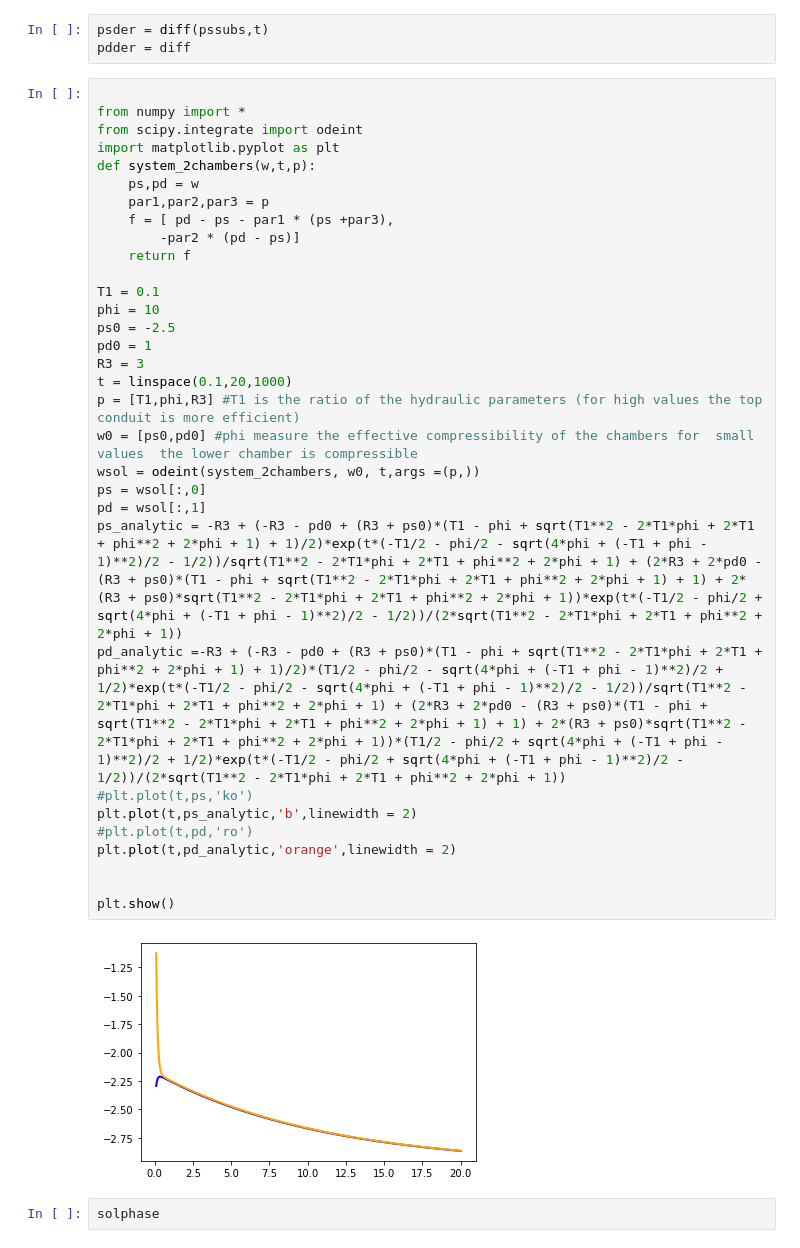
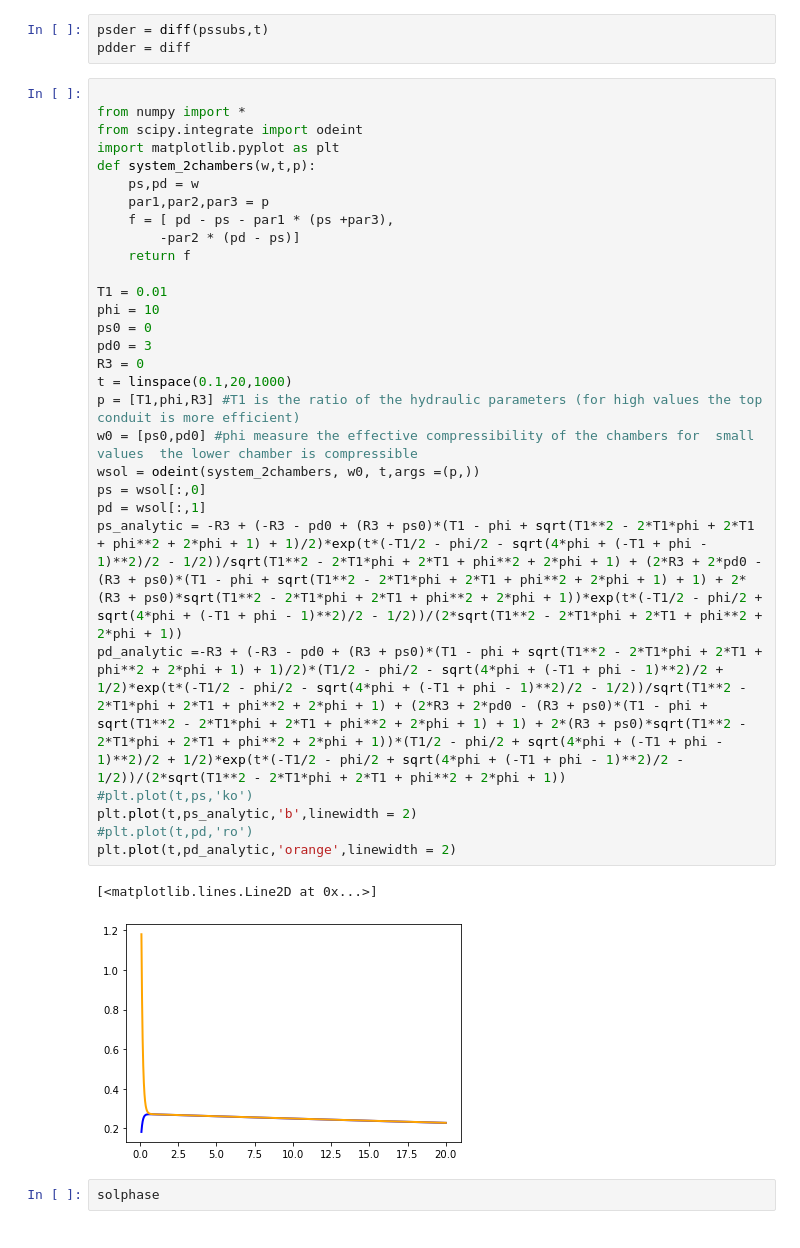
Before and after one commit to alberoman/kila_codes, a Jupyter notebook: model/notebook/2chambers.ipynb, the cells around one changed output. Drawn from its saved outputs; the diff is of its cells as text.

```diff
--- a/model/notebook/2chambers.ipynb
+++ b/model/notebook/2chambers.ipynb
@@ -100,37 +100,35 @@ pdder = diff
 # %%
 
 from numpy import *
 from scipy.integrate import odeint
 import matplotlib.pyplot as plt
 def system_2chambers(w,t,p):
     ps,pd = w
     par1,par2,par3 = p
     f = [ pd - ps - par1 * (ps +par3),
         -par2 * (pd - ps)]
     return f
 
-T1 = 0.1
+T1 = 0.01
 phi = 10
-ps0 = -2.5
-pd0 = 1
-R3 = 3
+ps0 = 0
+pd0 = 3
+R3 = 0
 t = linspace(0.1,20,1000)
 p = [T1,phi,R3] #T1 is the ratio of the hydraulic parameters (for high values the top conduit is more efficient)
 w0 = [ps0,pd0] #phi measure the effective compressibility of the chambers for  small values  the lower chamber is compressible
 wsol = odeint(system_2chambers, w0, t,args =(p,))
 ps = wsol[:,0]
 pd = wsol[:,1]
 ps_analytic = -R3 + (-R3 - pd0 + (R3 + ps0)*(T1 - phi + sqrt(T1**2 - 2*T1*phi + 2*T1 + phi**2 + 2*phi + 1) + 1)/2)*exp(t*(-T1/2 - phi/2 - sqrt(4*phi + (-T1 + phi - 1)**2)/2 - 1/2))/sqrt(T1**2 - 2*T1*phi + 2*T1 + phi**2 + 2*phi + 1) + (2*R3 + 2*pd0 - (R3 + ps0)*(T1 - phi + sqrt(T1**2 - 2*T1*phi + 2*T1 + phi**2 + 2*phi + 1) + 1) + 2*(R3 + ps0)*sqrt(T1**2 - 2*T1*phi + 2*T1 + phi**2 + 2*phi + 1))*exp(t*(-T1/2 - phi/2 + sqrt(4*phi + (-T1 + phi - 1)**2)/2 - 1/2))/(2*sqrt(T1**2 - 2*T1*phi + 2*T1 + phi**2 + 2*phi + 1))
 pd_analytic =-R3 + (-R3 - pd0 + (R3 + ps0)*(T1 - phi + sqrt(T1**2 - 2*T1*phi + 2*T1 + phi**2 + 2*phi + 1) + 1)/2)*(T1/2 - phi/2 - sqrt(4*phi + (-T1 + phi - 1)**2)/2 + 1/2)*exp(t*(-T1/2 - phi/2 - sqrt(4*phi + (-T1 + phi - 1)**2)/2 - 1/2))/sqrt(T1**2 - 2*T1*phi + 2*T1 + phi**2 + 2*phi + 1) + (2*R3 + 2*pd0 - (R3 + ps0)*(T1 - phi + sqrt(T1**2 - 2*T1*phi + 2*T1 + phi**2 + 2*phi + 1) + 1) + 2*(R3 + ps0)*sqrt(T1**2 - 2*T1*phi + 2*T1 + phi**2 + 2*phi + 1))*(T1/2 - phi/2 + sqrt(4*phi + (-T1 + phi - 1)**2)/2 + 1/2)*exp(t*(-T1/2 - phi/2 + sqrt(4*phi + (-T1 + phi - 1)**2)/2 - 1/2))/(2*sqrt(T1**2 - 2*T1*phi + 2*T1 + phi**2 + 2*phi + 1))
 #plt.plot(t,ps,'ko')
 plt.plot(t,ps_analytic,'b',linewidth = 2)
 #plt.plot(t,pd,'ro')
 plt.plot(t,pd_analytic,'orange',linewidth = 2)
-
-
-plt.show()
 # %% [output]
+[<matplotlib.lines.Line2D at 0x...>]
-[figure, old version]
+[figure, new version]
 # %%
 solphase
 # %% [output]
```
Also changed, not shown: parts of 1 cell of this notebook, 12 other files.
